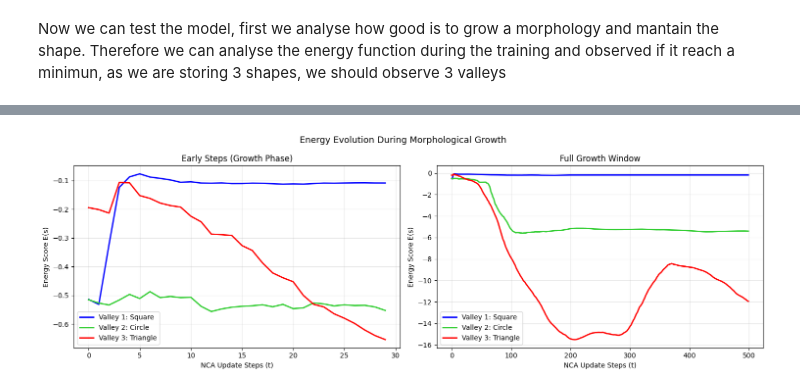
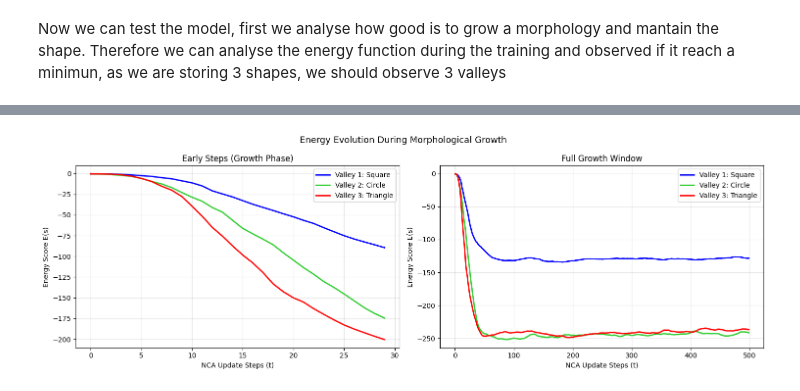
Before and after one commit to lshofsl/Advanced-topics-in-PoD-project-, a Jupyter notebook: EBM_NCA.ipynb, the cells around one changed output, grey strips where cells are left out. Cells and saved outputs as stored; diff of their text form; code cells hidden in the pictures.

```diff
--- a/EBM_NCA.ipynb
+++ b/EBM_NCA.ipynb
@@ -350,31 +353,31 @@ def visualize_energy_during_growth(nca, make_seed_fn, n_shapes=3,
 # %%
 def make_fresh_seed(shape_idx):
     """
     Returns a fresh seed tensor with the gene encoding for shape_idx.
     Adjust to match how your seeds/pools are structured.
     """
     # Create an empty grid
     seed = torch.zeros(1, nca.chn, HEIGHT, WIDTH, device=DEVICE)
 
     # Place a single alive seed cell in the center
     seed[:, 3, HEIGHT//2, WIDTH//2] = 1.0  # alpha channel
 
     # Set the gene encoding for this shape (binary, as in EngramNCA)
-    gene_start = nca.chn - nca.channels  # index where gene channels start
+    gene_start = nca.chn - nca.gene_size  # index where gene channels start
     gene_encoding = torch.zeros(nca.gene_size, device=DEVICE)
     gene_encoding[shape_idx] = 1.0       # one-hot encoding
     seed[:, gene_start:gene_start + nca.gene_size, HEIGHT//2, WIDTH//2] = gene_encoding
 
     return seed
 
 # Run it
 energies = visualize_energy_during_growth(
     nca=nca,
     make_seed_fn=make_fresh_seed,
     n_shapes=3,
     total_steps=500,
     channels=4,
     device=DEVICE
 )
 # %% [output]
-[figure, old version]
+[figure, new version]
```
Also changed, not shown: parts of 12 cells of this notebook.
